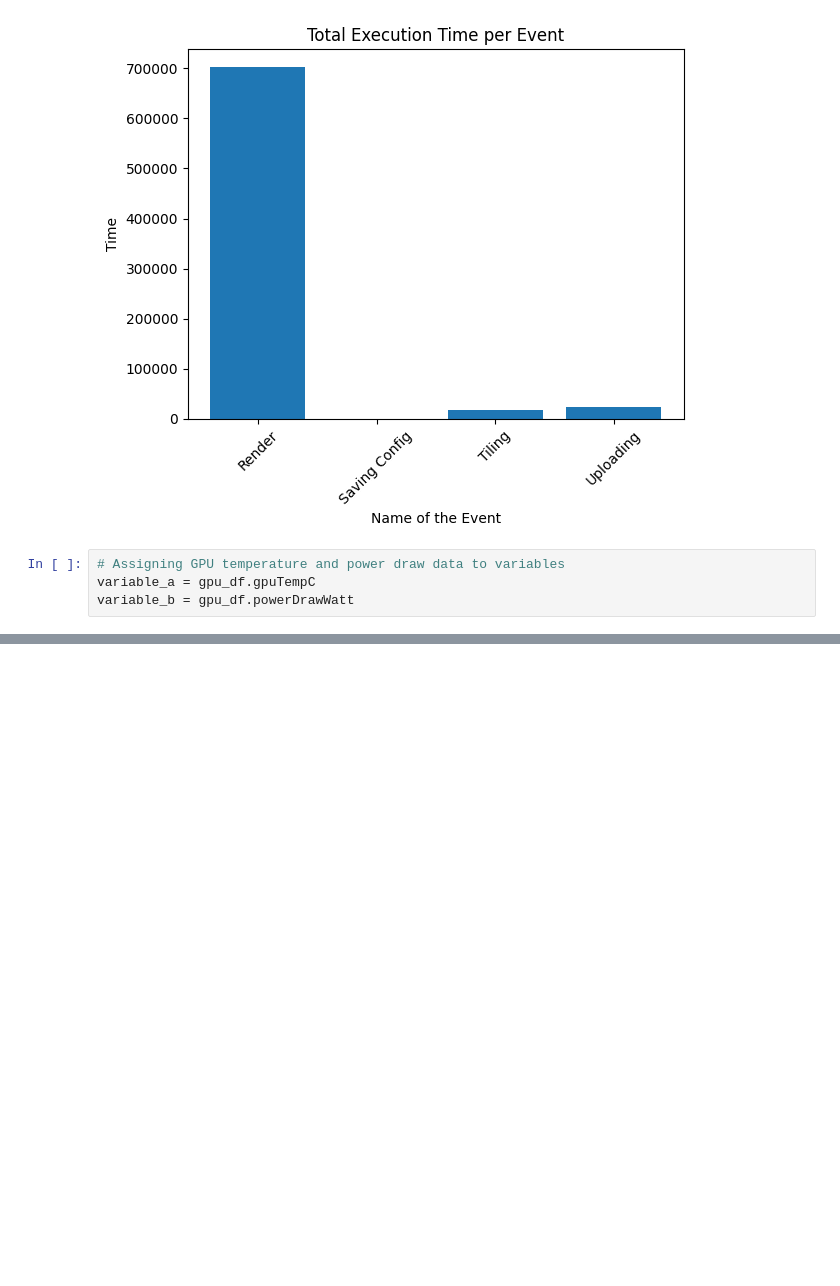
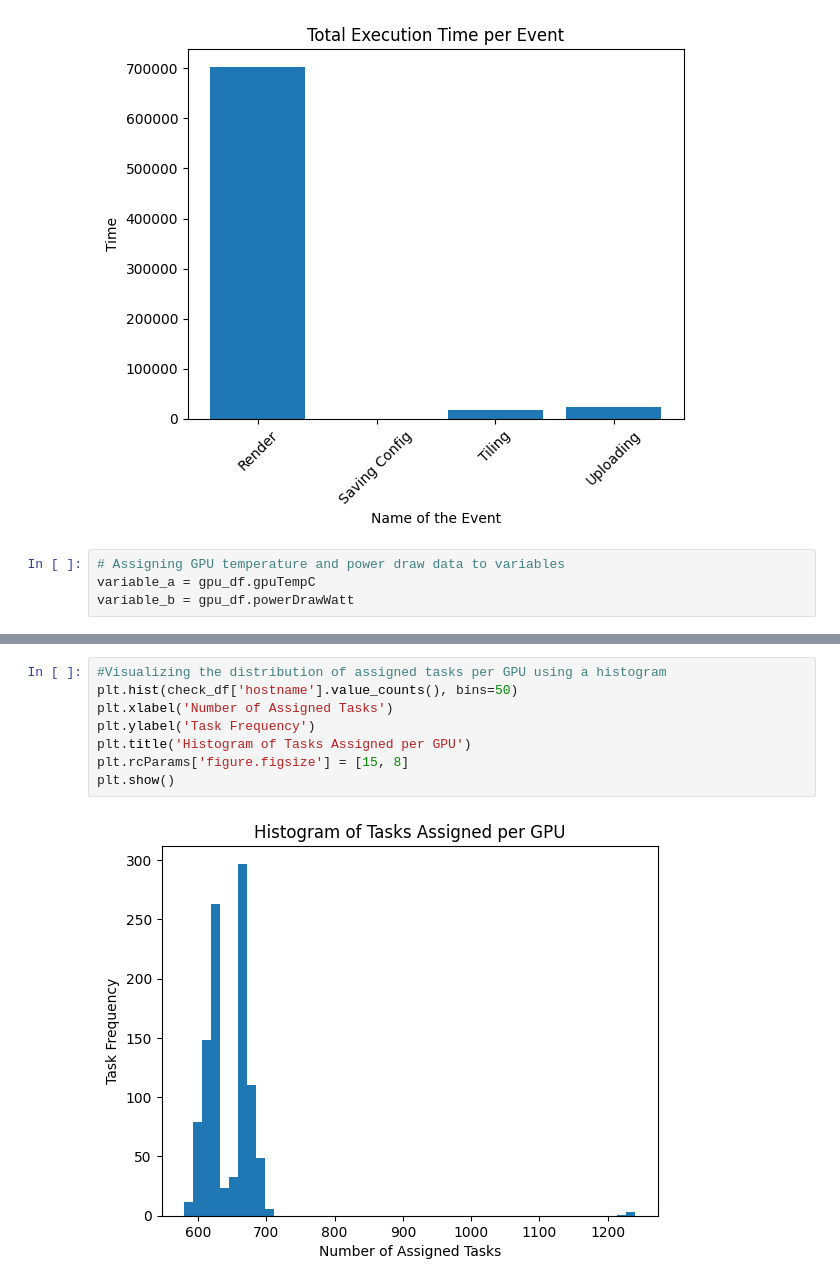
Before and after one commit to Siddhesh7007/220554837_Resit_Cloud_Computing, a Jupyter notebook: Resit_Cloud_Computing.ipynb, the cells around one changed output, grey strips where cells are left out. Saved outputs shown, nothing was run; the diff lists cells and outputs as text; blank space fills up the shorter version.

```diff
--- a/Resit_Cloud_Computing.ipynb
+++ b/Resit_Cloud_Computing.ipynb
@@ -261,0 +299,10 @@ variable_b = gpu_df.powerDrawWatt
+# %%
+#Visualizing the distribution of assigned tasks per GPU using a histogram
+plt.hist(check_df['hostname'].value_counts(), bins=50)
+plt.xlabel('Number of Assigned Tasks')
+plt.ylabel('Task Frequency')
+plt.title('Histogram of Tasks Assigned per GPU')
+plt.rcParams['figure.figsize'] = [15, 8]
+plt.show()
+# %% [output]
+[figure, added]
```
Also changed, not shown: parts of 13 cells of this notebook.
